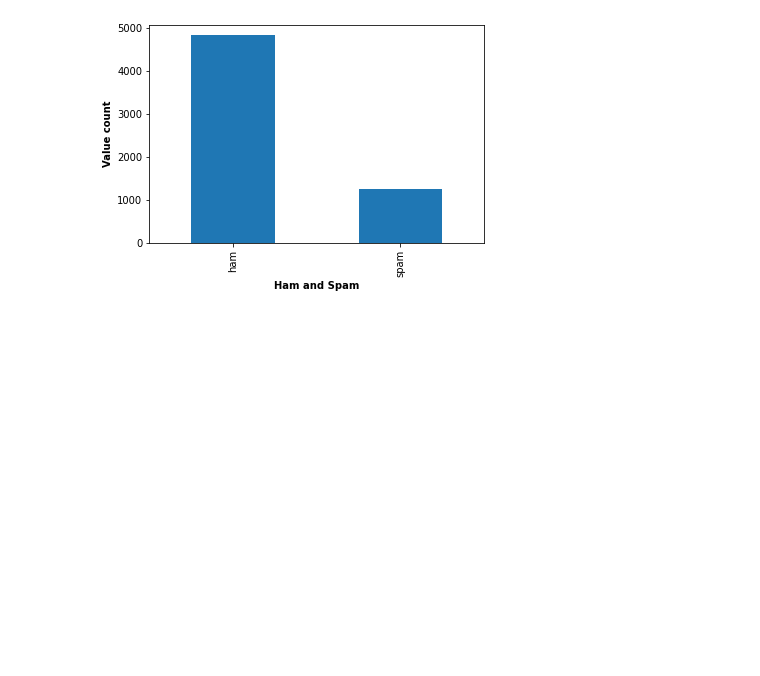
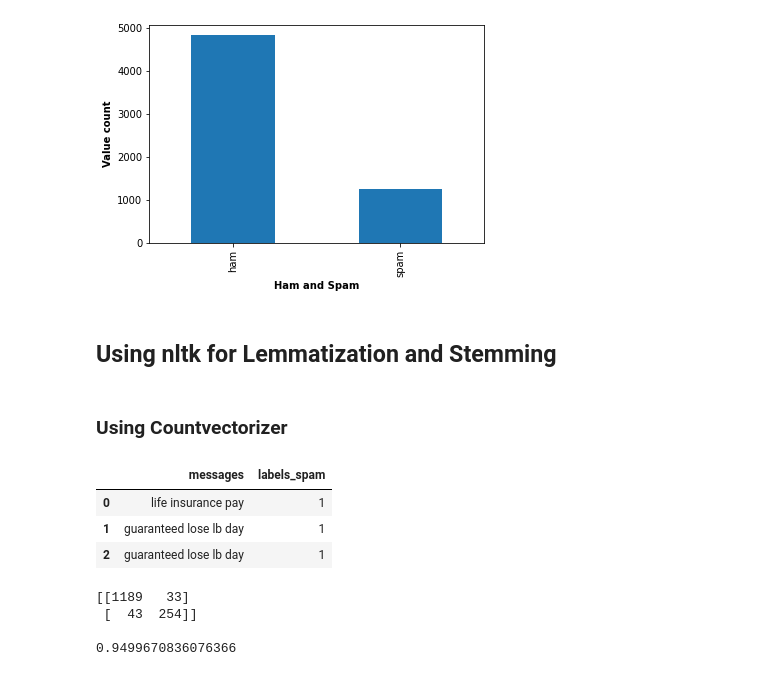
Before and after one commit to lkarjun/spam-classifier, a Jupyter notebook: spam_classifer.ipynb, the cells around one changed output. Drawn from its saved outputs; the diff is of its cells as text; code cells hidden in the pictures; blank space fills up the shorter version.

Commit message:
Updates: Using Count Vectorizer para=max_features

```diff
--- a/spam_classifer.ipynb
+++ b/spam_classifer.ipynb
@@ -78,3 +83,29 @@ plt.xlabel("Ham and Spam", weight='bold')
 plt.show()
 # %% [output]
 [figure]
+# %% [markdown]
+## Using nltk for Lemmatization and Stemming
+# %%
+wordnet = WordNetLemmatizer()
+# %%
+words = ['[', ']', 'fw', 'zzzz', 'com','ilug']
+
+for i in range(len(data['messages'])):
+    capture_words = re.sub('[^a-zA-Z]', ' ', data['messages'].iloc[i])
+    lowering_spliting = capture_words.lower().split()
+    remove_word = [wordnet.lemmatize(word) for word in lowering_spliting
+             if not word in set(stopwords.words('english'))
+             if word not in words]
+
+    finalising = ' '.join(remove_word)
+    data['messages'].iloc[i] = finalising
+# %% [markdown]
+### Using Countvectorizer
+# %%
+data = pd.get_dummies(data, columns=['labels'], drop_first=True)
+data.head(3)
+# %% [output]
+|  | messages | labels_spam |
+| 0 | life insurance pay | 1 |
+| 1 | guaranteed lose lb day | 1 |
+| 2 | guaranteed lose lb day | 1 |
@@ -80,0 +121,8 @@ plt.show()
+# %%
+print(confusion_matrix(y_test, y_pred));print()
+print(accuracy_score(y_test, y_pred))
+# %% [output]
+[[1189   33]
+ [  43  254]]
+
+0.9499670836076366
```
Also changed, not shown: parts of 13 cells of this notebook.
